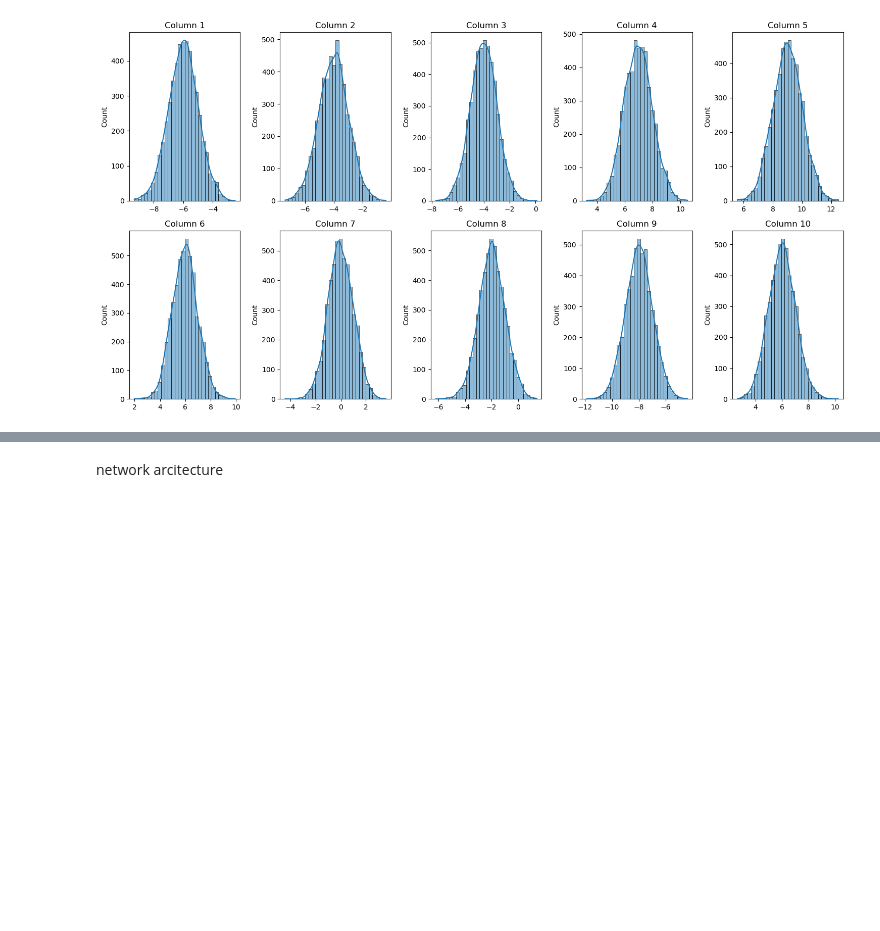
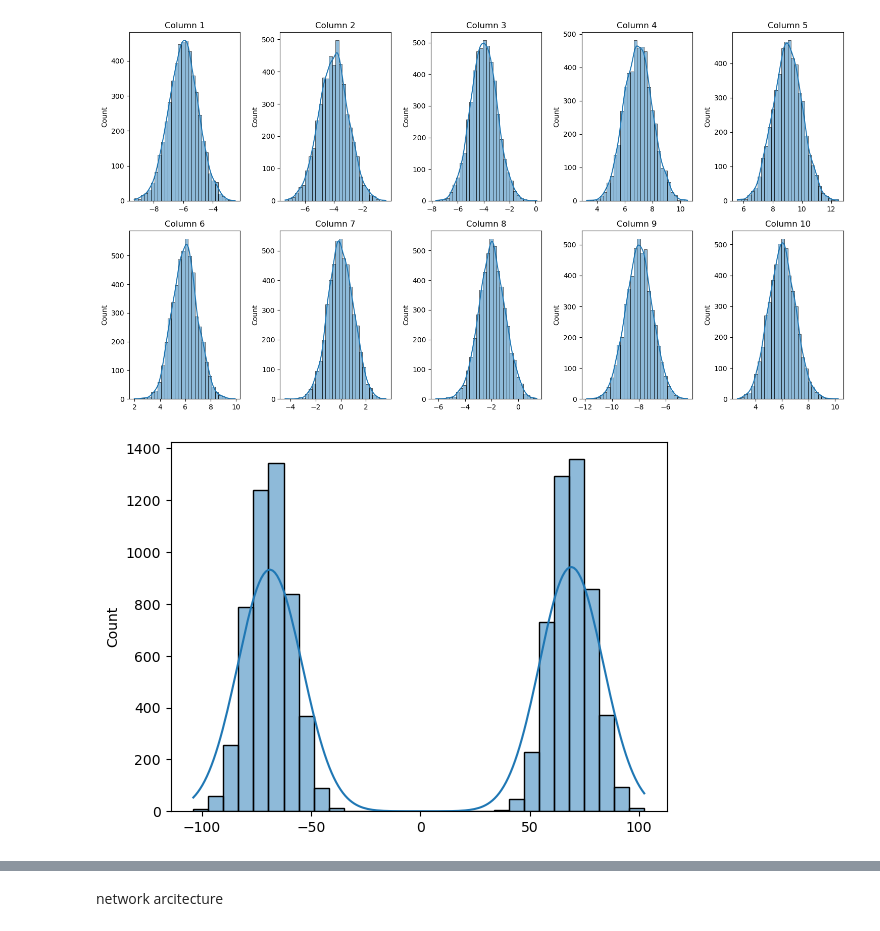
Before and after one commit to miluosi/diffusion-for-learning, a Jupyter notebook: ddpm example.ipynb, the cells around one changed output, grey strips where cells are left out. Drawn from its saved outputs; the diff is of its cells as text; code cells hidden in the pictures; blank space fills up the shorter version.

```diff
--- a/ddpm example.ipynb
+++ b/ddpm example.ipynb
@@ -45,3 +47,25 @@ plt.tight_layout()
 plt.show()
 # %% [output]
 [figure]
+# %%
+import numpy as np
+import torch
+
+# 生成双峰分布数据
+data3 = np.random.multivariate_normal([3, 9], [[1, 0.5], [0.5, 1]], 10000)
+coef1 = [5, 6]
+coef2 = [-5, -6]
+noise = np.random.randn(10000)
+
+# 生成双峰目标变量
+data4_1 = data3[:, 0] * coef1[0] + data3[:, 1] * coef1[1] + noise
+data4_2 = data3[:, 0] * coef2[0] + data3[:, 1] * coef2[1] + noise
+data4 = np.concatenate([data4_1[:5000], data4_2[5000:]])
+
+# 合并数据
+data = np.concatenate([data3, data4.reshape(-1, 1)], axis=1)
+sns.histplot(data[:,-1], kde=True, bins=30)
+
+data2 = random.choices(data[:,-1].tolist(), k=5000)
+# %% [output]
+[figure, added]
```
Also changed, not shown: parts of 3 cells of this notebook.
